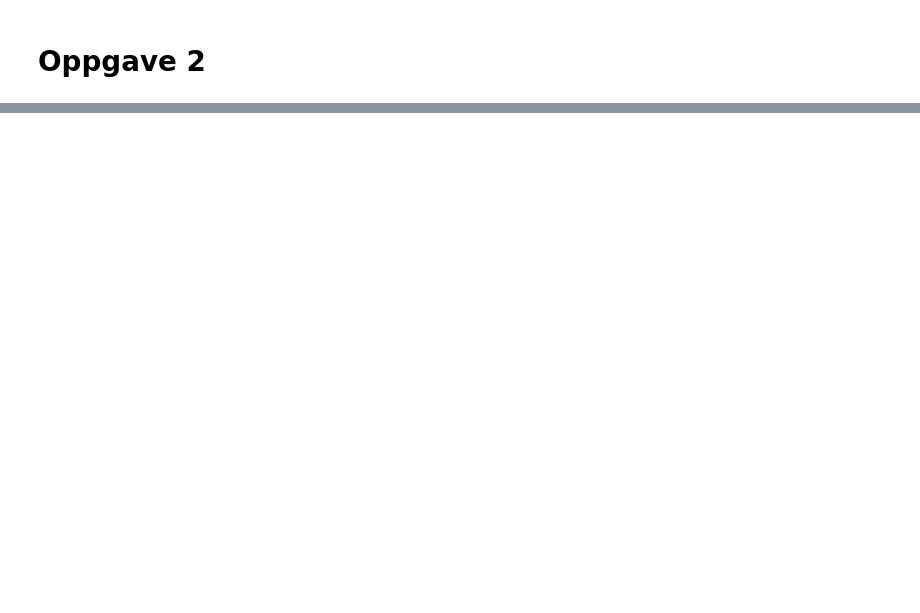
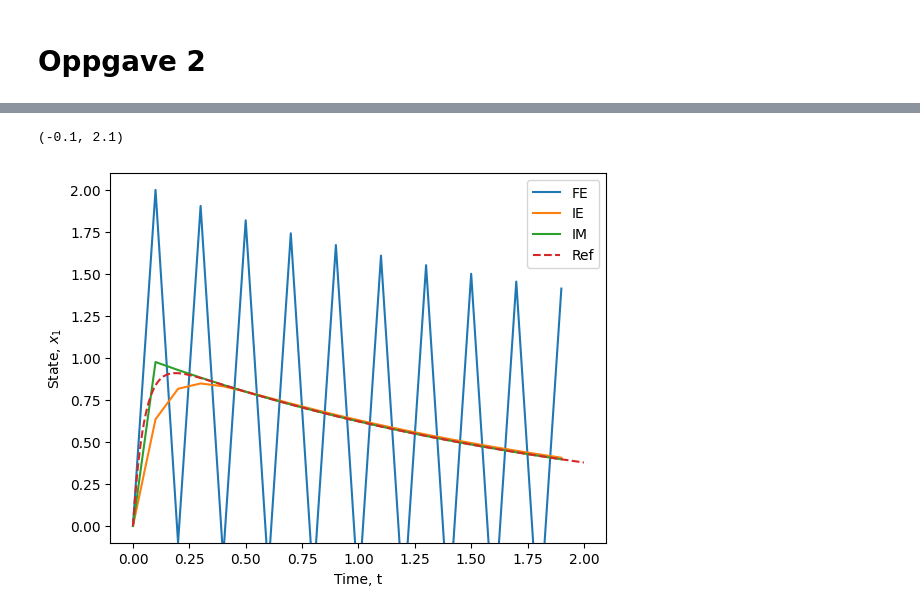
Before and after one commit to henrikOes/ModSim, a Jupyter notebook: Assignments/a3.ipynb, the cells around one changed output, grey strips where cells are left out. Saved outputs shown, nothing was run; the diff lists cells and outputs as text; code cells hidden in the pictures; blank space fills up the shorter version.

```diff
--- a/Assignments/a3.ipynb
+++ b/Assignments/a3.ipynb
@@ -75,0 +263,41 @@ def implicit_euler_step(f, J_f, x_n, h, TOL=1e-6, MAX_ITER=100):
+# %%
+def f_stiff(t, x):
+    return np.array([-.5 * x[0] + 20 * x[1],-20 * x[1]])
+
+def Jf_stiff(t, x):
+    return np.array([[-.5, 20], [0,-20]])
+
+ics_stiff = np.array([0, 1.0])
+
+def forward_euler_step_stiff(tn, _yn, h)-> np.ndarray:
+    yn = _yn.copy()
+    return yn + h * f_stiff(tn, yn).squeeze()
+
+def implicit_euler_step_stiff(tn, xn, h):
+    x = xn.copy()
+    res = lambda t, x: x- xn- h*f_stiff(t, x)
+    res_jac = lambda t, x: np.eye(len(x))- h * Jf_stiff(t, x)
+    return newton(tn+h, x, res, res_jac)
+
+def implicit_midpoint_step_stiff(tn, xn, h):
+    x = xn.copy()
+    res = lambda t, x: x- xn- h * f_stiff(t+h/2, (xn + x)/2)
+    res_jac = lambda t, x: np.eye(len(x))- h/2 * Jf_stiff(t+h/2, (xn+x)/2)
+    return newton(tn, x, res, res_jac)
+
+t0, tf = 0, 2
+h = .1
+ts_fe_stiff, xs_fe_stiff = simulate_with_stepper(ics_stiff, t0, tf, h,forward_euler_step_stiff)
+ts_be_stiff, xs_be_stiff = simulate_with_stepper(ics_stiff, t0, tf, h,implicit_euler_step_stiff)
+ts_im_stiff, xs_im_stiff = simulate_with_stepper(ics_stiff, t0, tf, h,implicit_midpoint_step_stiff)
+ts_ref,xs_ref = simulate_with_stepper(ics_stiff, t0, tf, 1e-4, implicit_euler_step_stiff)
+
+plt.plot(ts_fe_stiff, xs_fe_stiff[0, :], label="FE")
+plt.plot(ts_be_stiff, xs_be_stiff[0, :], label="IE")
+plt.plot(ts_im_stiff, xs_im_stiff[0, :], label="IM")
+plt.plot(ts_ref, xs_ref[0, :], label="Ref", linestyle="--")
+plt.legend(); plt.xlabel("Time, t"); plt.ylabel("State, $x_1$")
+plt.ylim(0-1e-1, 2+1e-1) # Setting the plot boundary
+# %% [output]
+(-0.1, 2.1)
+[figure, added]
```
Also changed, not shown: parts of 10 cells of this notebook.
